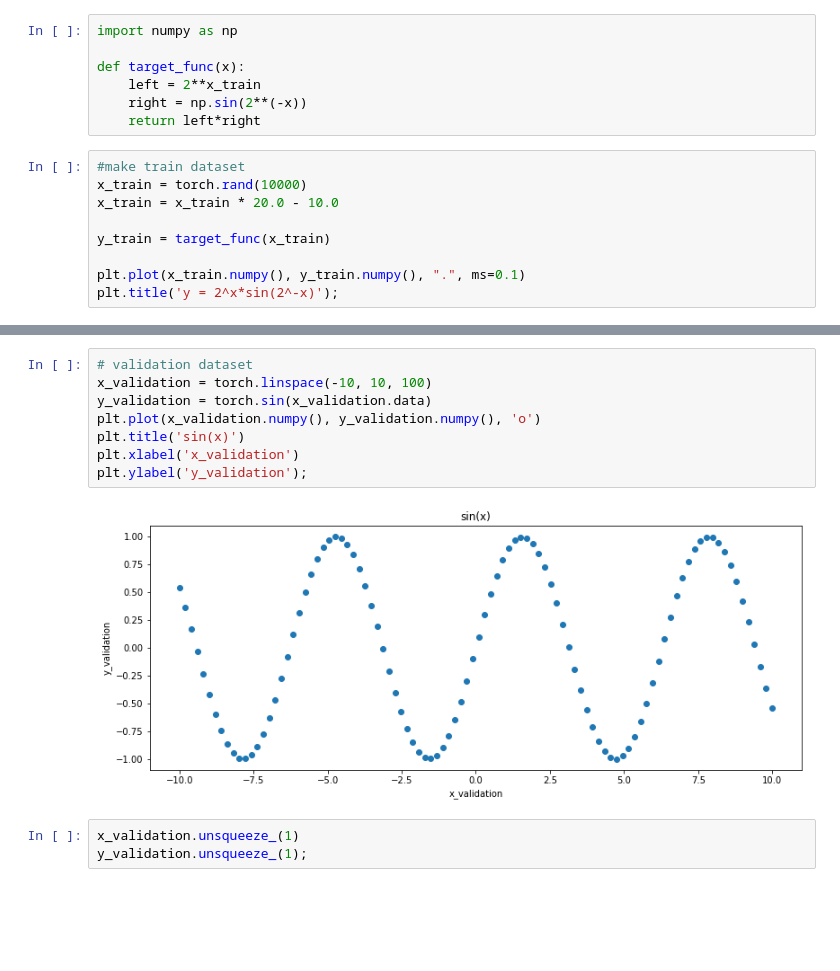
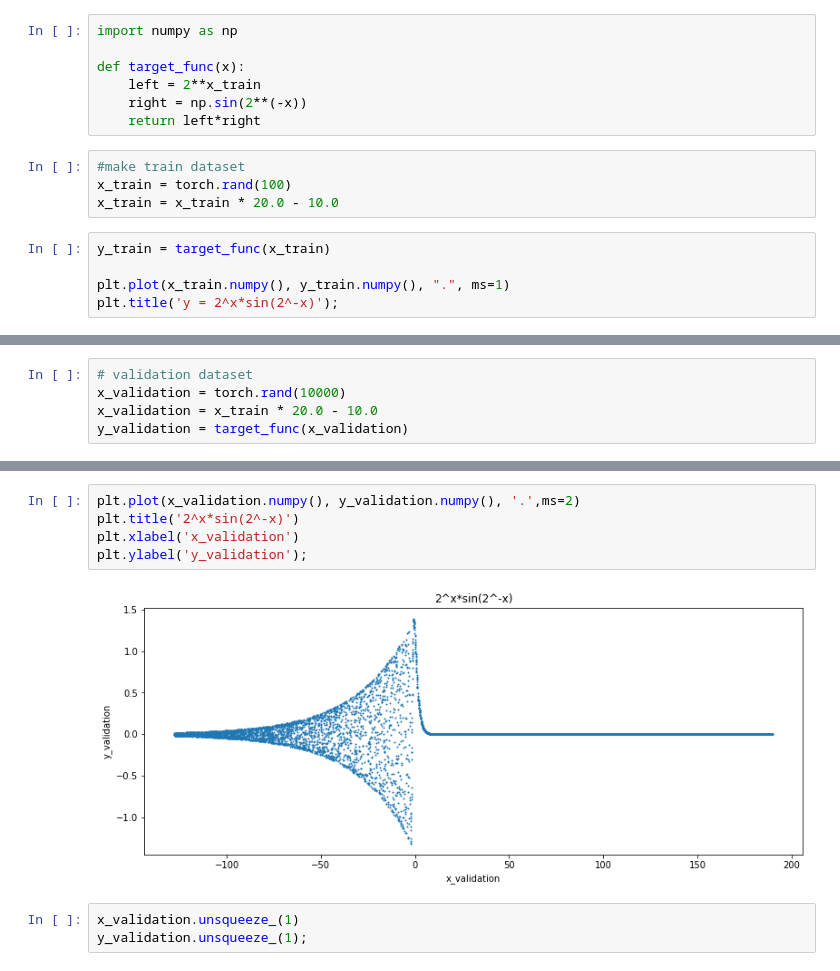
Before and after one commit to saian65/Neural-Networks, a Jupyter notebook: PyTorch_SinNet_2^x_sin(2^_x).ipynb, the cells around one changed output, grey strips where cells are left out. Drawn from its saved outputs; the diff is of its cells as text; blank space fills up the shorter version.

```diff
--- a/PyTorch_SinNet_2^x_sin(2^_x).ipynb
+++ b/PyTorch_SinNet_2^x_sin(2^_x).ipynb
@@ -15,13 +15,13 @@ def target_func(x):
     left = 2**x_train
     right = np.sin(2**(-x))
     return left*right
+# %%
+#make train dataset
+x_train = torch.rand(100)
+x_train = x_train * 20.0 - 10.0
 # %%
-#make train dataset
-x_train = torch.rand(10000)
-x_train = x_train * 20.0 - 10.0
-
 y_train = target_func(x_train)
 
-plt.plot(x_train.numpy(), y_train.numpy(), ".", ms=0.1)
+plt.plot(x_train.numpy(), y_train.numpy(), ".", ms=1)
 plt.title('y = 2^x*sin(2^-x)');
 # %% [output]
@@ -49,0 +58,5 @@ y_train.unsqueeze_(1);
+# %%
+# validation dataset
+x_validation = torch.rand(10000)
+x_validation = x_train * 20.0 - 10.0
+y_validation = target_func(x_validation)
@@ -50,13 +67,10 @@ y_train.unsqueeze_(1);
 # %%
-# validation dataset
-x_validation = torch.linspace(-10, 10, 100)
-y_validation = torch.sin(x_validation.data)
-plt.plot(x_validation.numpy(), y_validation.numpy(), 'o')
-plt.title('sin(x)')
+plt.plot(x_validation.numpy(), y_validation.numpy(), '.',ms=2)
+plt.title('2^x*sin(2^-x)')
 plt.xlabel('x_validation')
 plt.ylabel('y_validation');
 # %% [output]
-[figure, old version]
+[figure, new version]
 # %%
 x_validation.unsqueeze_(1)
 y_validation.unsqueeze_(1);
```
Also changed, not shown: parts of 11 cells of this notebook.
